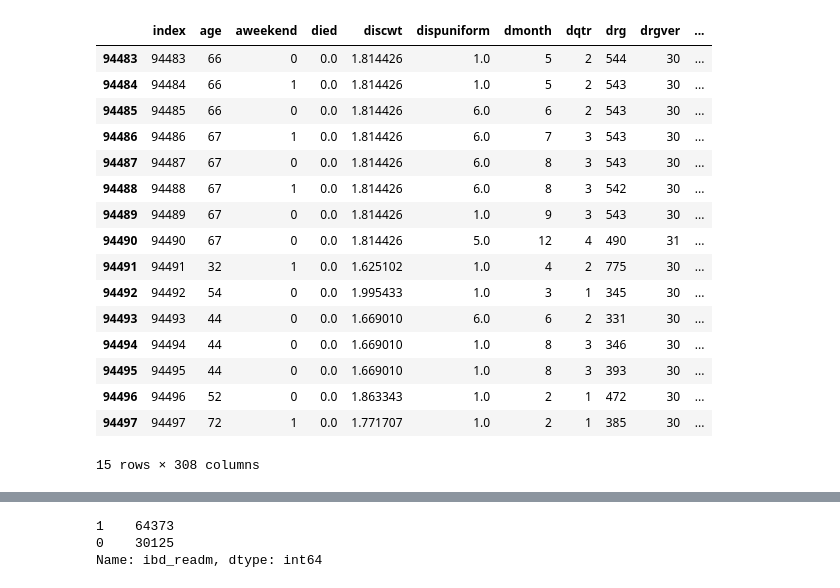
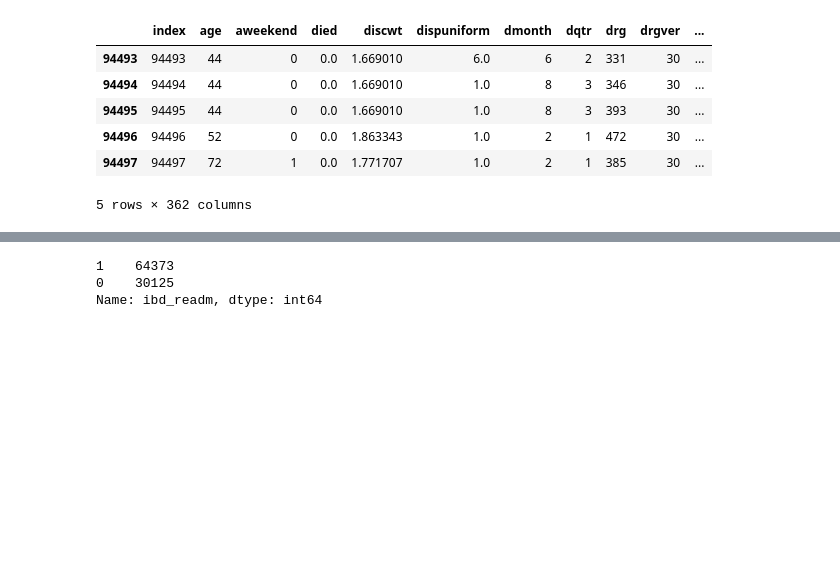
Before and after one commit to jgabunilas/IBD-final-project, a Jupyter notebook: NRD 2013 - machine learning.ipynb, the cells around one changed output, grey strips where cells are left out. Cells and saved outputs as stored; diff of their text form; code cells hidden in the pictures; blank space fills up the shorter version.

Commit message:
Testing different features and deep learning

```diff
--- a/NRD 2013 - machine learning.ipynb
+++ b/NRD 2013 - machine learning.ipynb
@@ -7,7 +7,7 @@ import os
 # path = '/Users/aqian/Downloads/'
 # #path = 'M:/Edmund'
 # os.chdir(path)
-df = pd.read_csv("NRD 2013 (machine learning).csv")
+df = pd.read_csv("../../NRD 2013 (machine learning).csv")
 df.head()
 # %% [output]
 |  | index | age | aweekend | died | discwt | dispuniform | dmonth | dqtr | drg | drgver | ... |
@@ -84,21 +64,11 @@ df_copy.head(15)
 # %%
 # Check the back end of the data
-df_copy.tail(15)
+df_copy.tail()
 # %% [output]
 |  | index | age | aweekend | died | discwt | dispuniform | dmonth | dqtr | drg | drgver | ... |
-| 94483 | 94483 | 66 | 0 | 0.0 | 1.814426 | 1.0 | 5 | 2 | 544 | 30 | ... |
-| 94484 | 94484 | 66 | 1 | 0.0 | 1.814426 | 1.0 | 5 | 2 | 543 | 30 | ... |
-| 94485 | 94485 | 66 | 0 | 0.0 | 1.814426 | 6.0 | 6 | 2 | 543 | 30 | ... |
-| 94486 | 94486 | 67 | 1 | 0.0 | 1.814426 | 6.0 | 7 | 3 | 543 | 30 | ... |
-| 94487 | 94487 | 67 | 0 | 0.0 | 1.814426 | 6.0 | 8 | 3 | 543 | 30 | ... |
-| 94488 | 94488 | 67 | 1 | 0.0 | 1.814426 | 6.0 | 8 | 3 | 542 | 30 | ... |
-| 94489 | 94489 | 67 | 0 | 0.0 | 1.814426 | 1.0 | 9 | 3 | 543 | 30 | ... |
-| 94490 | 94490 | 67 | 0 | 0.0 | 1.814426 | 5.0 | 12 | 4 | 490 | 31 | ... |
-| 94491 | 94491 | 32 | 1 | 0.0 | 1.625102 | 1.0 | 4 | 2 | 775 | 30 | ... |
-| 94492 | 94492 | 54 | 0 | 0.0 | 1.995433 | 1.0 | 3 | 1 | 345 | 30 | ... |
 | 94493 | 94493 | 44 | 0 | 0.0 | 1.669010 | 6.0 | 6 | 2 | 331 | 30 | ... |
 | 94494 | 94494 | 44 | 0 | 0.0 | 1.669010 | 1.0 | 8 | 3 | 346 | 30 | ... |
 | 94495 | 94495 | 44 | 0 | 0.0 | 1.669010 | 1.0 | 8 | 3 | 393 | 30 | ... |
 | 94496 | 94496 | 52 | 0 | 0.0 | 1.863343 | 1.0 | 2 | 1 | 472 | 30 | ... |
 | 94497 | 94497 | 72 | 1 | 0.0 | 1.771707 | 1.0 | 2 | 1 | 385 | 30 | ... |
-15 rows × 308 columns
+5 rows × 362 columns
```
Also changed, not shown: parts of 25 cells of this notebook, 1 other file.
